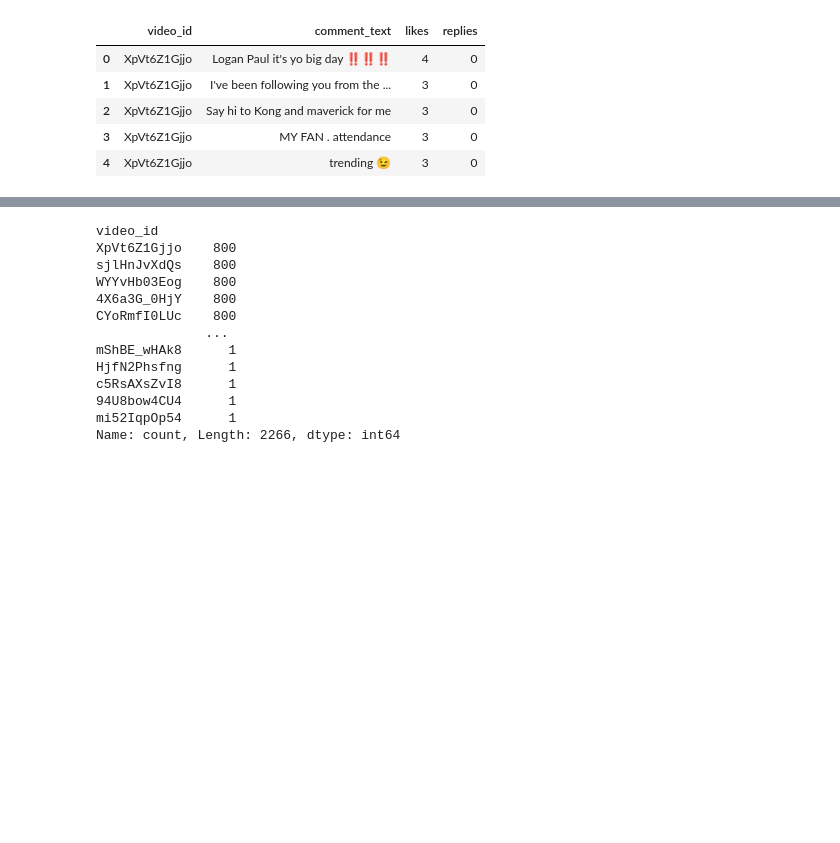
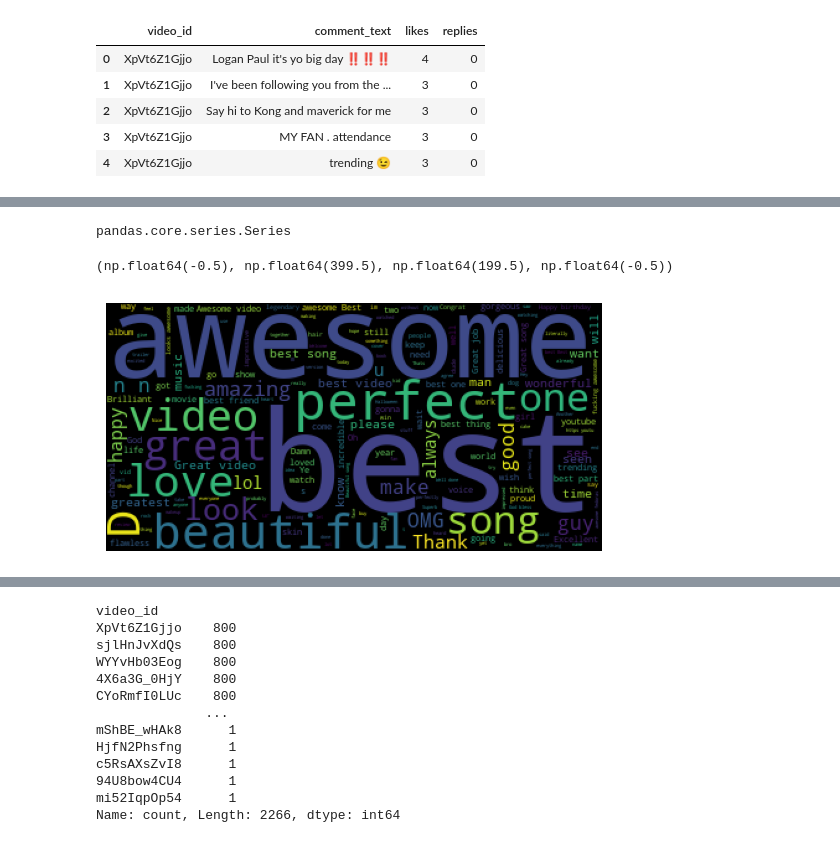
Before and after one commit to NetsmartzProject/ML_STATSTICS_HACKERRANK, a Jupyter notebook: DataAnalysis/YoutubeAnalysis.ipynb, the cells around one changed output, grey strips where cells are left out. Cells and saved outputs as stored; diff of their text form; code cells hidden in the pictures; blank space fills up the shorter version.

```diff
--- a/DataAnalysis/YoutubeAnalysis.ipynb
+++ b/DataAnalysis/YoutubeAnalysis.ipynb
@@ -14,0 +73,4 @@ df.head()
+# %%
+filetr1=df["polarity"]==1
+# %%
+comments_positive = df[filetr1]
@@ -14,0 +127,16 @@ df.head()
+# %%
+type(df["comment_text"])
+# %% [output]
+pandas.core.series.Series
+# %%
+total_comments_positive=" ".join(comments_positive["comment_text"])
+# %%
+# Wordcloud Accepts only String Dataset .So we need to convert the Series dataset into String
+
+wordcloud=WordCloud(stopwords=set(STOPWORDS)).generate(total_comments_positive)
+# %%
+plt.imshow(wordcloud)
+plt.axis("off")
+# %% [output]
+(np.float64(-0.5), np.float64(399.5), np.float64(199.5), np.float64(-0.5))
+[figure, added]
```
Also changed, not shown: parts of 52 cells of this notebook, 1 other file.
